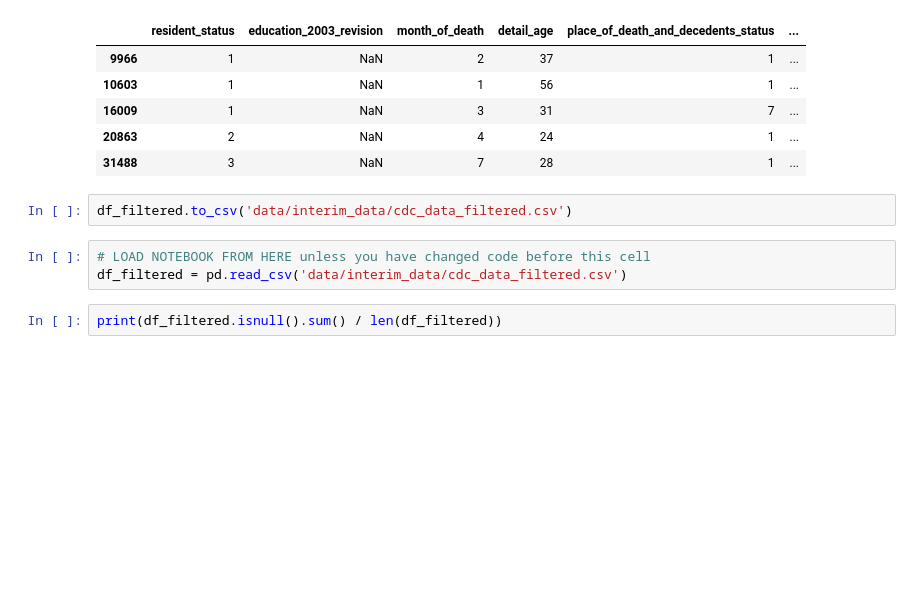
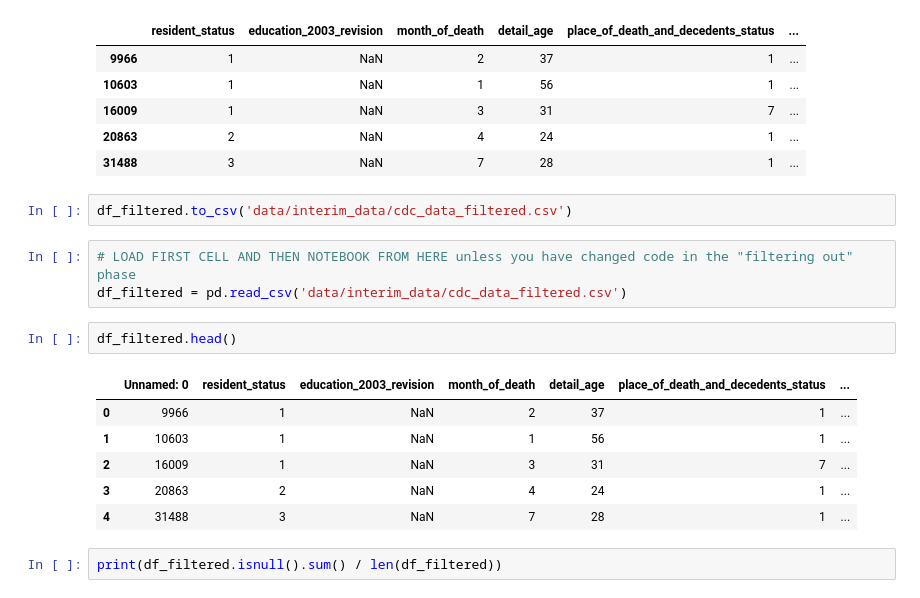
Before and after one commit to andrezafeu/maternal_mortality, a Jupyter notebook: CDC_dataset_cleaning.ipynb, the cells around one changed output. Drawn from its saved outputs; the diff is of its cells as text; blank space fills up the shorter version.

```diff
--- a/CDC_dataset_cleaning.ipynb
+++ b/CDC_dataset_cleaning.ipynb
@@ -112,8 +101,17 @@ df_filtered.head()
 # %%
 df_filtered.to_csv('data/interim_data/cdc_data_filtered.csv')
 # %%
-# LOAD NOTEBOOK FROM HERE unless you have changed code before this cell
+# LOAD FIRST CELL AND THEN NOTEBOOK FROM HERE unless you have changed code in the "filtering out" phase
 df_filtered = pd.read_csv('data/interim_data/cdc_data_filtered.csv')
+# %%
+df_filtered.head()
+# %% [output]
+|  | Unnamed: 0 | resident_status | education_2003_revision | month_of_death | detail_age | place_of_death_and_decedents_status | ... |
+| 0 | 9966 | 1 | NaN | 2 | 37 | 1 | ... |
+| 1 | 10603 | 1 | NaN | 1 | 56 | 1 | ... |
+| 2 | 16009 | 1 | NaN | 3 | 31 | 7 | ... |
+| 3 | 20863 | 2 | NaN | 4 | 24 | 1 | ... |
+| 4 | 31488 | 3 | NaN | 7 | 28 | 1 | ... |
 # %%
 print(df_filtered.isnull().sum() / len(df_filtered))
 # %% [output]
```
Also changed, not shown: parts of 1 cell of this notebook.
